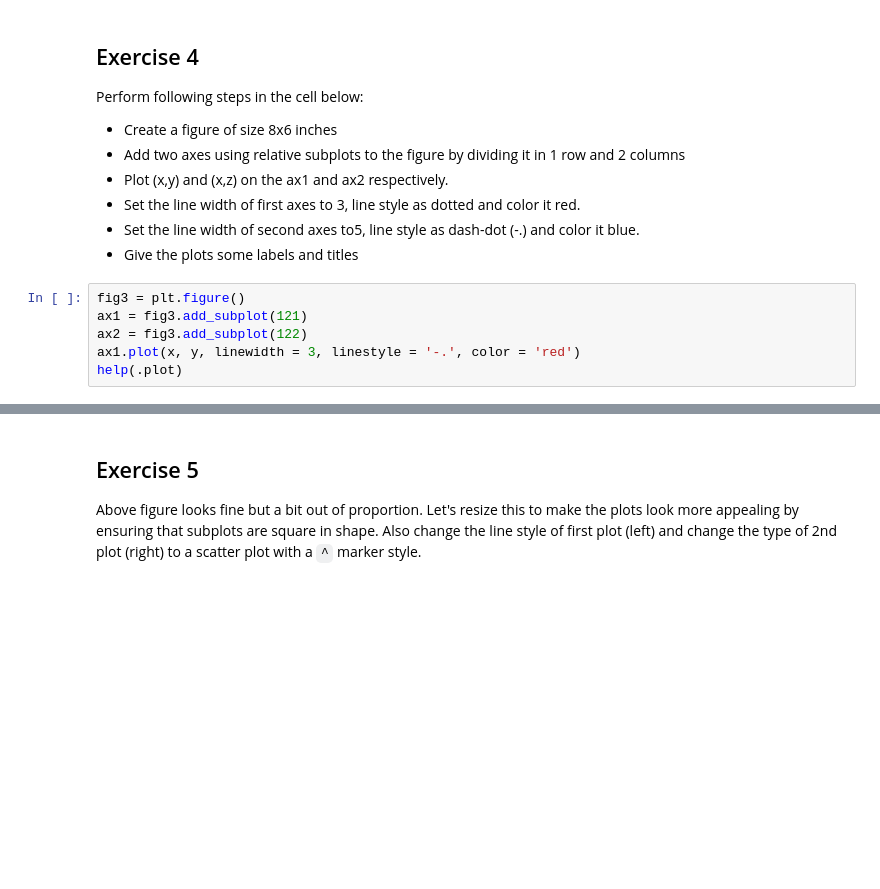
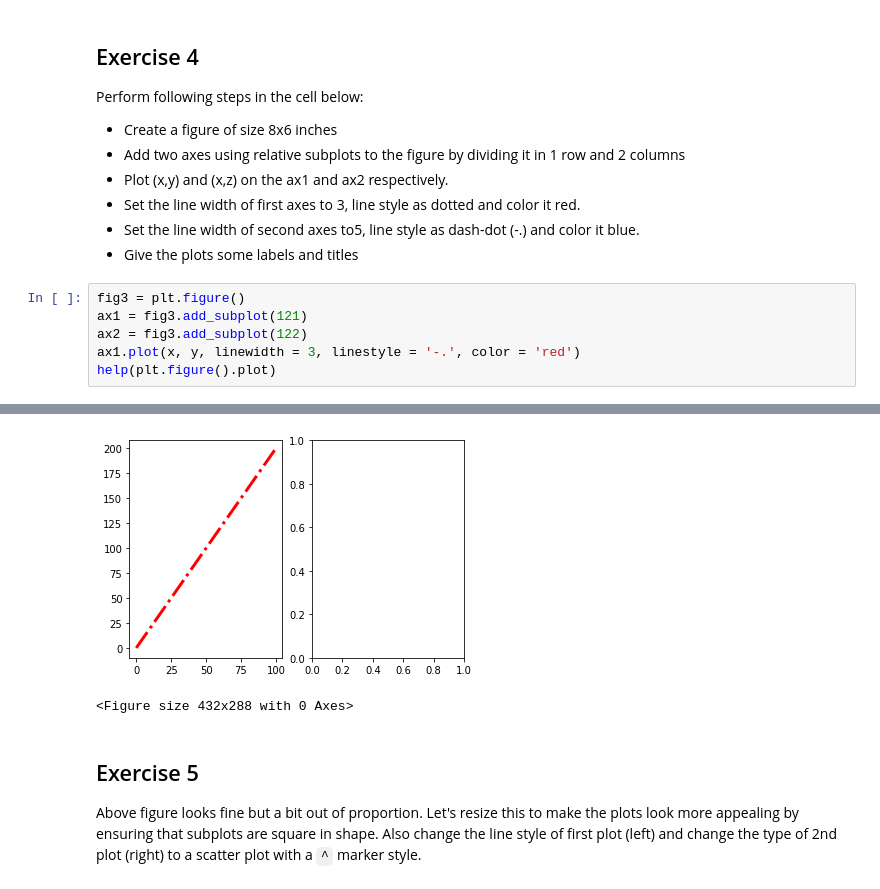
Before and after one commit to jdmitchell0216/dsc-1-03-13-customizing-visualizations-with-matplotlib-lab-nyc-ds-career-012819, a Jupyter notebook: index.ipynb, the cells around one changed output, grey strips where cells are left out. Cells and saved outputs as stored; diff of their text form; blank space fills up the shorter version.

```diff
--- a/index.ipynb
+++ b/index.ipynb
@@ -140,5 +140,5 @@ fig3 = plt.figure()
 ax1 = fig3.add_subplot(121)
 ax2 = fig3.add_subplot(122)
 ax1.plot(x, y, linewidth = 3, linestyle = '-.', color = 'red')
-help(.plot)
+help(plt.figure().plot)
 # %% [output]
@@ -146,3 +146,5 @@ SyntaxError: invalid syntax (<ipython-input-17-66f7effe8eb8>, line 5)
+[figure, added]
+<Figure size 432x288 with 0 Axes>
 # %% [markdown]
 ## Exercise 5
 
```
Also changed, not shown: parts of 1 cell of this notebook.
